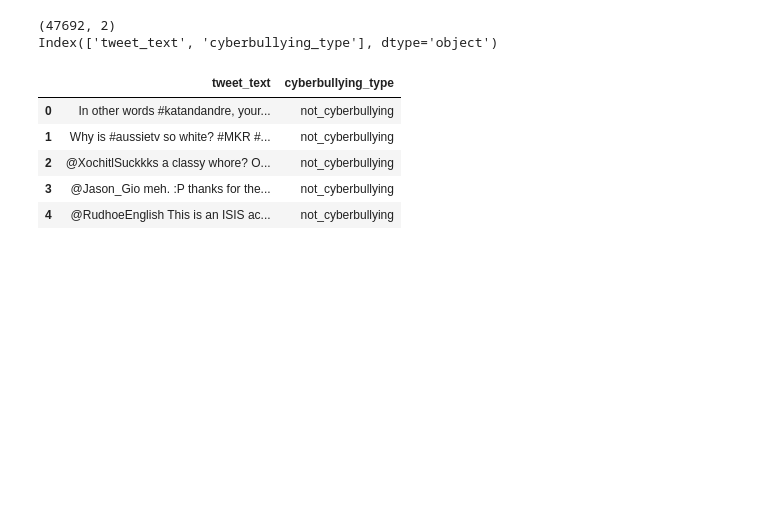
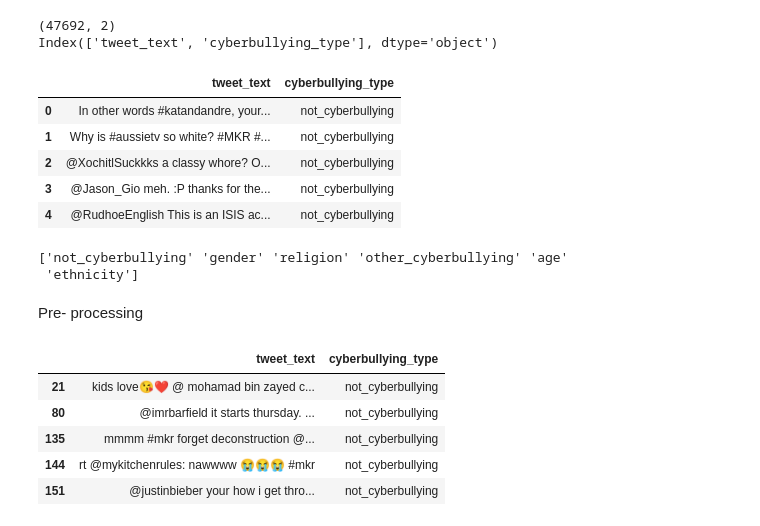
Before and after one commit to ulka29/paper, a Jupyter notebook: 02_notebooks/01-baseline-replication.ipynb, the cells around one changed output. Drawn from its saved outputs; the diff is of its cells as text; code cells hidden in the pictures; blank space fills up the shorter version.

```diff
--- a/02_notebooks/01-baseline-replication.ipynb
+++ b/02_notebooks/01-baseline-replication.ipynb
@@ -22,3 +35,12 @@ Index(['tweet_text', 'cyberbullying_type'], dtype='object')
 | 2 | @XochitlSuckkks a classy whore? O... | not_cyberbullying |
 | 3 | @Jason_Gio meh. :P thanks for the... | not_cyberbullying |
 | 4 | @RudhoeEnglish This is an ISIS ac... | not_cyberbullying |
+# %%
+# Find unique values in the 'category' column
+categories = df['cyberbullying_type'].unique()
+print(categories)
+# %% [output]
+['not_cyberbullying' 'gender' 'religion' 'other_cyberbullying' 'age'
+ 'ethnicity']
+# %% [markdown]
+Pre- processing
@@ -24,0 +50,14 @@ Index(['tweet_text', 'cyberbullying_type'], dtype='object')
+# %%
+import emoji
+
+# Find tweets containing at least one emoji
+emoji_tweets = df[df['tweet_text'].apply(emoji.emoji_count) > 0]
+
+emoji_tweets.head()
+# %% [output]
+|  | tweet_text | cyberbullying_type |
+| 21 | kids love😘❤ @ mohamad bin zayed c... | not_cyberbullying |
+| 80 | @imrbarfield it starts thursday. ... | not_cyberbullying |
+| 135 | mmmm #mkr forget deconstruction @... | not_cyberbullying |
+| 144 | rt @mykitchenrules: nawwww 😭😭😭 #mkr | not_cyberbullying |
+| 151 | @justinbieber your how i get thro... | not_cyberbullying |
```
Also changed, not shown: parts of 13 cells of this notebook.
